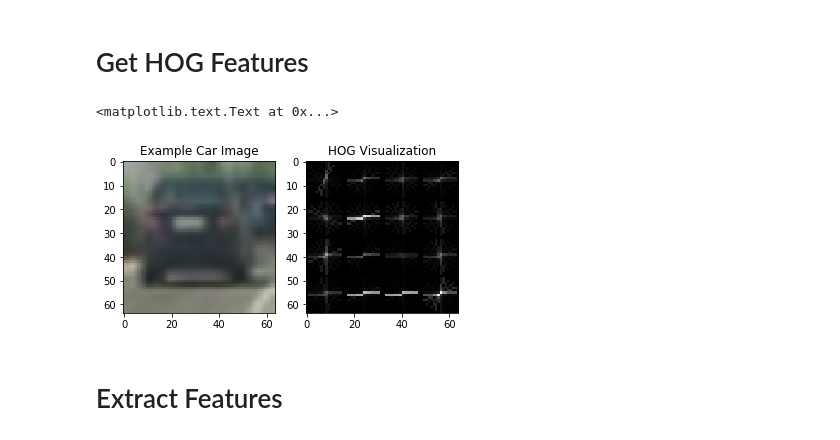
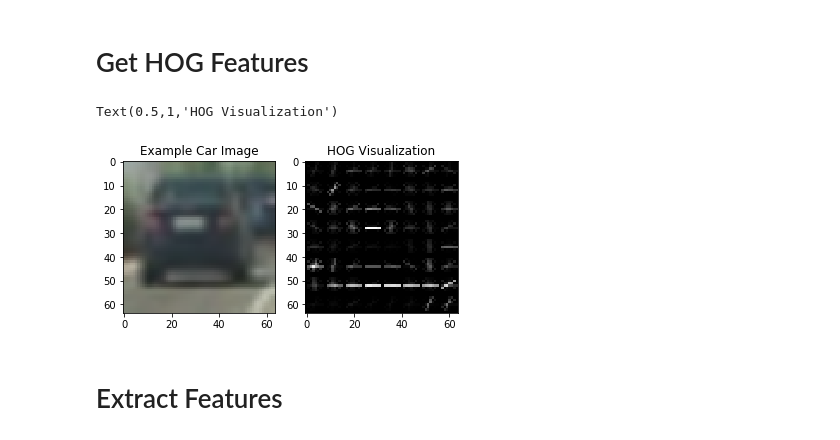
Before and after one commit to kevingau/CarND-Vehicle-Detection-Project, a Jupyter notebook: Vehicle-Detection.ipynb, the cells around one changed output. Drawn from its saved outputs; the diff is of its cells as text; code cells hidden in the pictures.

```diff
--- a/Vehicle-Detection.ipynb
+++ b/Vehicle-Detection.ipynb
@@ -39 +39,11 @@ Number of not-car images: 8968
 [figure]
+# %%
+# Show test images
+test_images = []
+for img in glob.glob('test_images/*.jpg'):
+    test_images.append(mpimg.imread(img))
+
+for i in range(len(test_images)):
+    plt.subplot(2,3,i+1)
+    plt.imshow(test_images[i])
+plt.tight_layout()
@@ -40,43 +52,45 @@ Number of not-car images: 8968
 # %%
 # Parameters
 ystart = 400
-ystop = 672
+ystop = 650
 scale = 1.5
-color_space = 'YUV' # Can be RGB, HSV, LUV, HLS, YUV, YCrCb
+color_space = 'YCrCb' # Can be RGB, HSV, LUV, HLS, YUV, YCrCb
 hog_channel = 'ALL' # Can be 0, 1, 2, or "ALL"
-orient = 11
-pix_per_cell = 16
+orient = 9
+pix_per_cell = 8
 cell_per_block = 2
-# spatial_size = (32, 32)
-# hist_bins = 32
 # %% [markdown]
 # Get HOG Features
 # %%
 # Define a function to return HOG features and visualization
 def get_hog_features(img, orient, pix_per_cell, cell_per_block, vis=False, feature_vec=True):
     if vis == True:
         # Use skimage.hog() to get both features and a visualization
-        features, hog_image = hog(img, orientations=orient, pixels_per_cell=(pix_per_cell, pix_per_cell),
-                                  cells_per_block=(cell_per_block, cell_per_block), visualise=True, feature_vector=False)
+        features, hog_image = hog(img, orientations=orient,
+                                  pixels_per_cell=(pix_per_cell, pix_per_cell),
+                                  cells_per_block=(cell_per_block, cell_per_block),
+                                  visualise=True, feature_vector=False)
         return features, hog_image
     else:
         # Use skimage.hog() to get features only
-        features = hog(img, orientations=orient, pixels_per_cell=(pix_per_cell, pix_per_cell),
-                       cells_per_block=(cell_per_block, cell_per_block), visualise=False, feature_vector=feature_vec)
+        features = hog(img, orientations=orient,
+                       pixels_per_cell=(pix_per_cell, pix_per_cell),
+                       cells_per_block=(cell_per_block, cell_per_block),
+                       visualise=False, feature_vector=feature_vec)
         return features
 
 gray = cv2.cvtColor(car_image, cv2.COLOR_RGB2GRAY)
 features, hog_image = get_hog_features(gray, orient, pix_per_cell, cell_per_block, vis=True, feature_vec=False)
 
 fig = plt.figure()
 plt.subplot(121)
 plt.imshow(car_image, cmap='gray')
 plt.title('Example Car Image')
 plt.subplot(122)
 plt.imshow(hog_image, cmap='gray')
 plt.title('HOG Visualization')
 # %% [output]
-<matplotlib.text.Text at 0x...>
+Text(0.5,1,'HOG Visualization')
-[figure, old version]
+[figure, new version]
 # %% [markdown]
 # Extract Features
```
Also changed, not shown: parts of 15 cells of this notebook, 2 other files.
